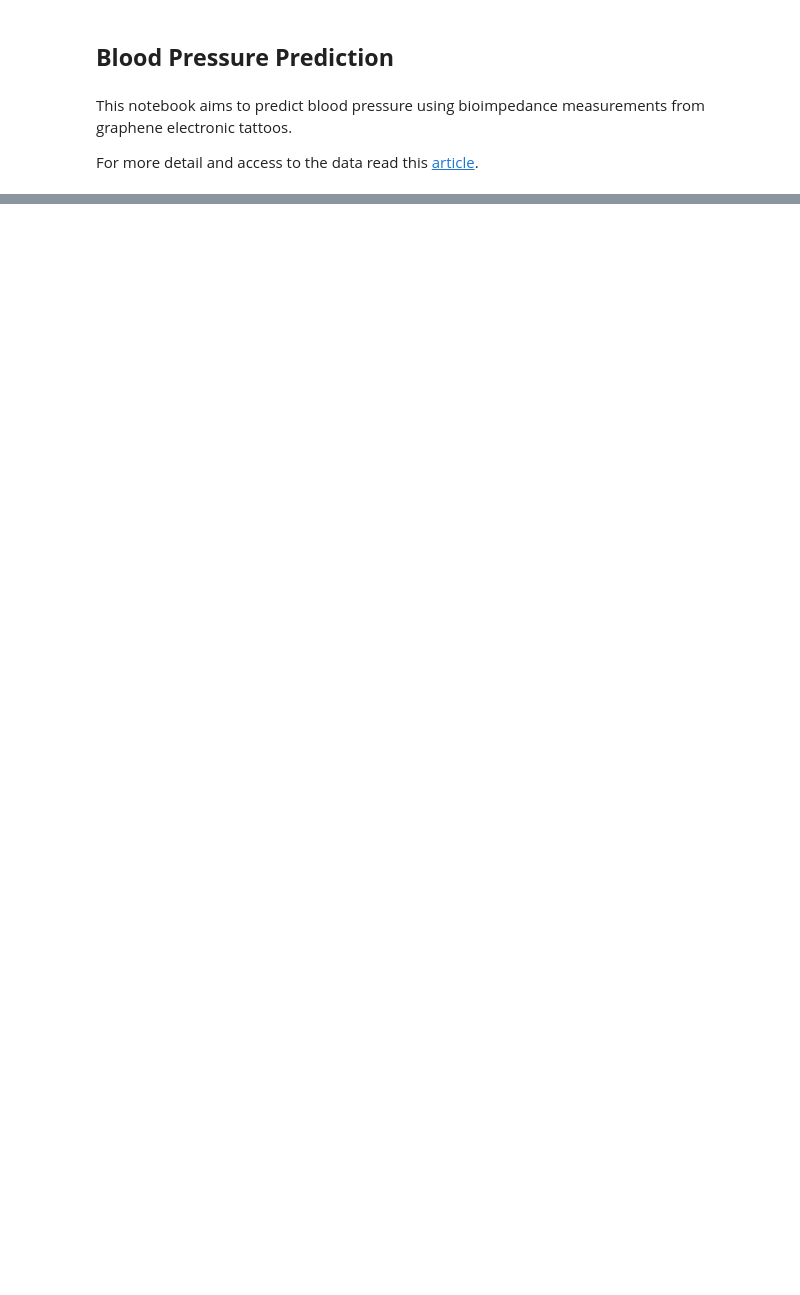
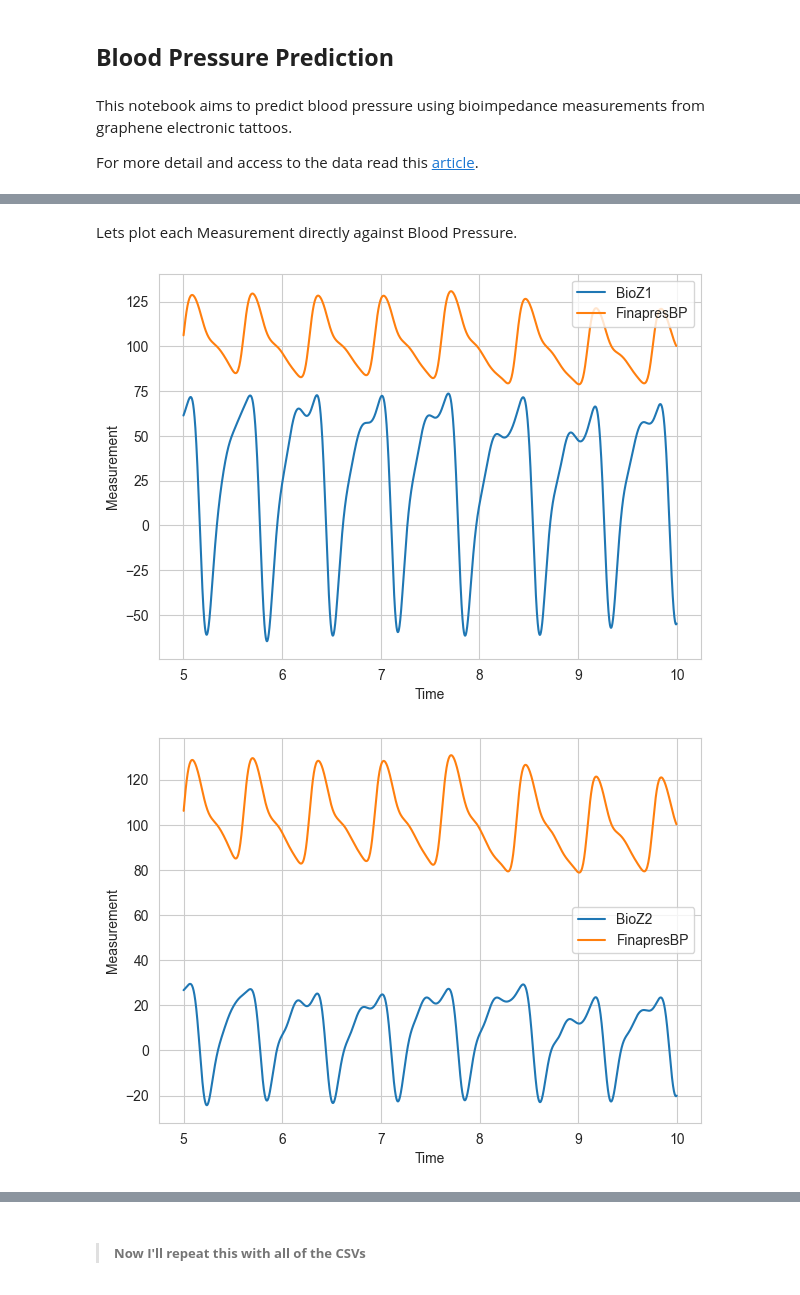
Before and after one commit to Spuced/https-gitlab.compuca4015_predicting_blood_pressure_based_on_bioimpedence, a Jupyter notebook: code/Blood_Pressure_Prediction.ipynb, the cells around one changed output, grey strips where cells are left out. Saved outputs shown, nothing was run; the diff lists cells and outputs as text; code cells hidden in the pictures; blank space fills up the shorter version.

```diff
--- a/code/Blood_Pressure_Prediction.ipynb
+++ b/code/Blood_Pressure_Prediction.ipynb
@@ -45,0 +128,21 @@ for f in csv_files:
+# %% [markdown]
+Lets plot each Measurement directly against Blood Pressure.
+# %%
+# Define the columns to plot
+columns_to_plot = ['BioZ1', 'BioZ2', 'BioZ3', 'BioZ4', 'FinapresPPG', 'PPG']
+
+# Filter the DataFrame for Trial 1
+trial1_df = df[df['Trial'] == 'trial01']
+plot_df = trial1_df[(trial1_df['time'] >= 5) & (trial1_df['time'] <= 10)]
+
+for column in columns_to_plot:
+    plt.figure(figsize=(7, 5))
+    sns.lineplot(data=plot_df, x='time', y=column, label=column)
+    sns.lineplot(data=plot_df, x='time', y='FinapresBP', label='FinapresBP')
+    plt.xlabel('Time')
+    plt.ylabel('Measurement')
+    plt.legend()
+    plt.show()
+# %% [output]
+[figure, added]
+[figure, added]
@@ -45,0 +153,2 @@ for f in csv_files:
+# %% [markdown]
+>##### **Now I'll repeat this with all of the CSVs**
```
Also changed, not shown: parts of 26 cells of this notebook.
